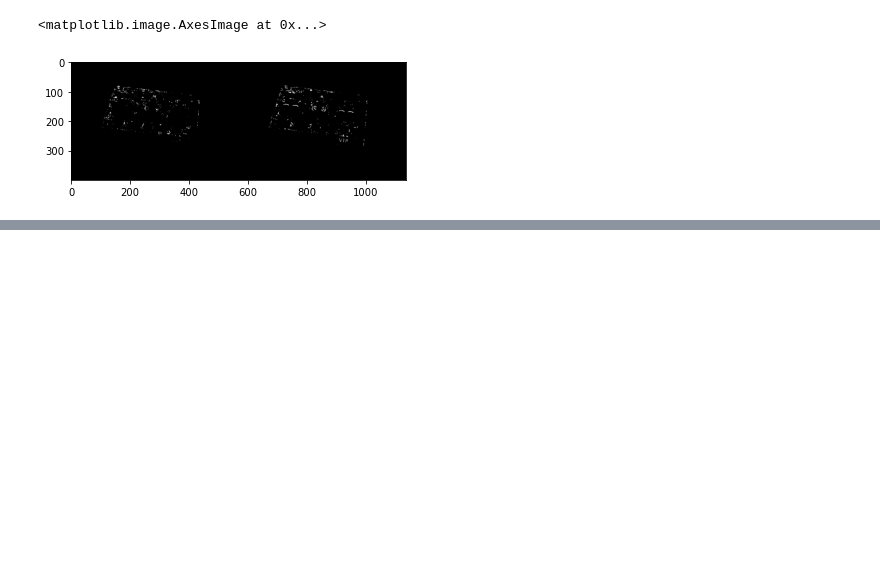
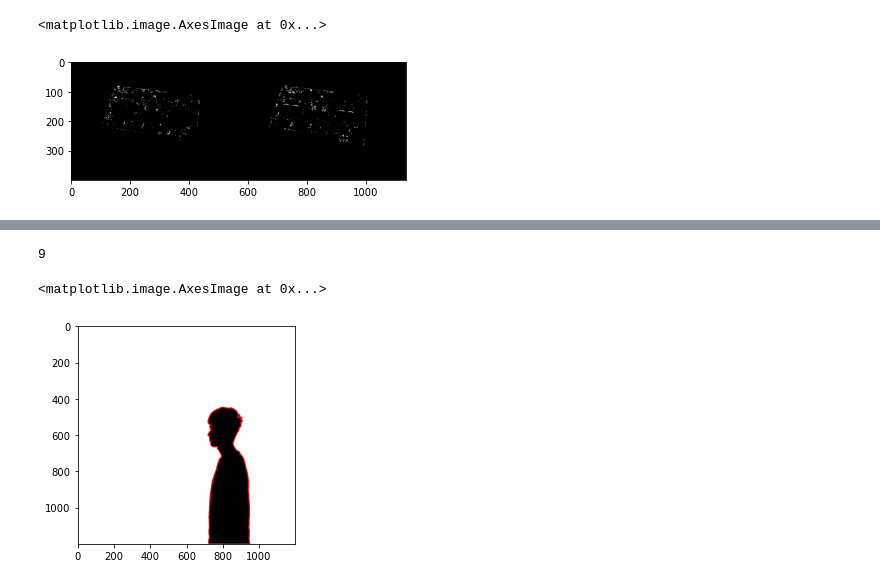
Before and after one commit to doubleZ0108/Computer-Vision-PKU, a Jupyter notebook: docs/opencv/opencv-study.ipynb, the cells around one changed output, grey strips where cells are left out. Drawn from its saved outputs; the diff is of its cells as text; code cells hidden in the pictures; blank space fills up the shorter version.

Commit message:
:alembic:contour

```diff
--- a/docs/opencv/opencv-study.ipynb
+++ b/docs/opencv/opencv-study.ipynb
@@ -528,0 +548,16 @@ plt.imshow(np.hstack((tophat, blackhat)), cmap='gray')
+# %%
+img = cv2.imread('../../resources/doubleZ.jpg')
+_, th = cv2.threshold(cv2.cvtColor(cv2.imread('../../resources/doubleZ.jpg'), cv2.COLOR_RGB2GRAY), 127, 256, cv2.THRESH_BINARY_INV)
+
+# 寻找轮廓
+image, contours, hierarchy = cv2.findContours(th, cv2.RETR_TREE, cv2.CHAIN_APPROX_SIMPLE)
+print(len(contours))
+
+# 绘制轮廓
+# 图像(注意是否是彩色)，轮廓信息，哪一条轮廓(-1代表所有)，颜色，线宽
+cv2.drawContours(img, contours, -1, (0,0,225), 5)       # 只有2号是完整的，其他基本都是一个点
+plt.imshow(img[:,:,::-1])
+# %% [output]
+9
+<matplotlib.image.AxesImage at 0x...>
+[figure, added]
```
Also changed, not shown: parts of 1 cell of this notebook, 1 other file.
